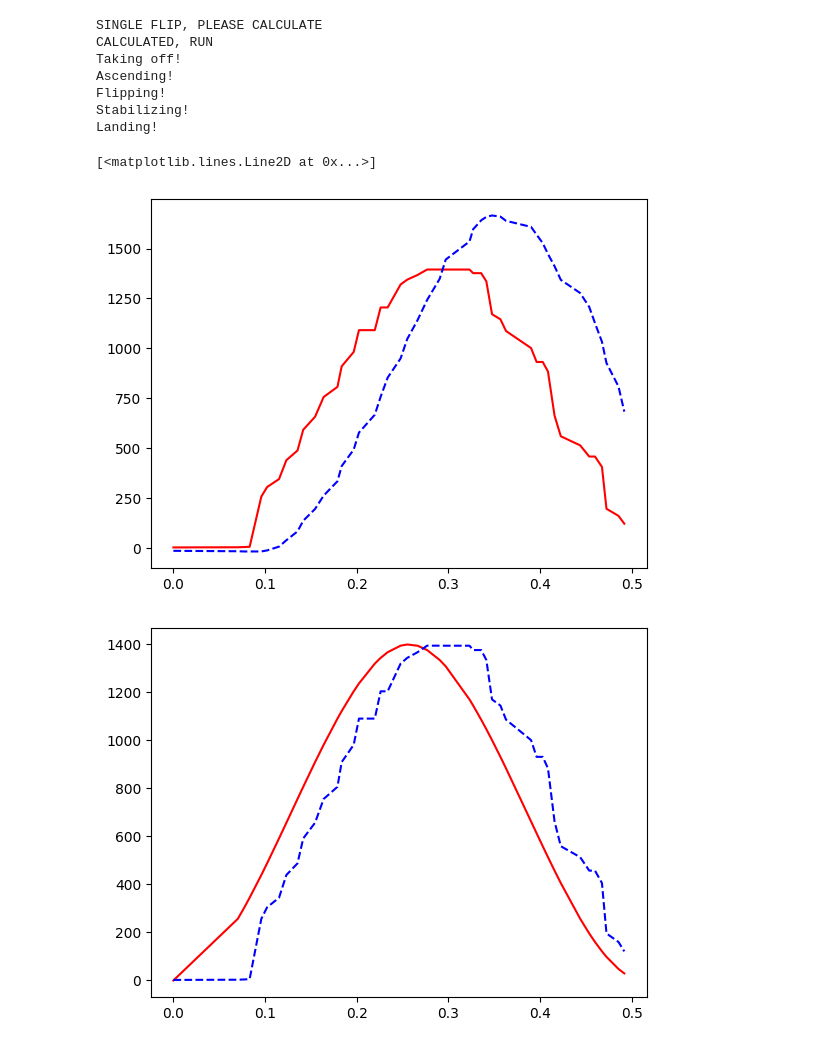
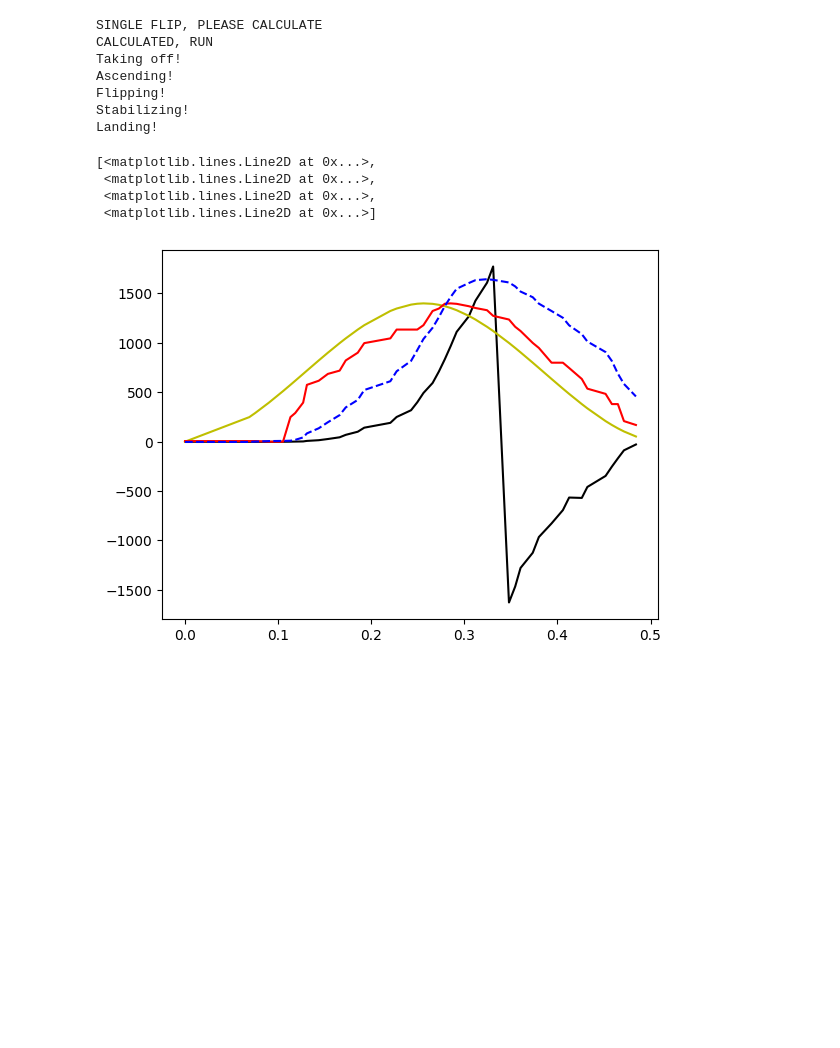
Before and after one commit to shravankumargulvadi/Drone_Acrobatics, a Jupyter notebook: khai_precompiled/Flip.ipynb, the cells around one changed output. Saved outputs shown, nothing was run; the diff lists cells and outputs as text; code cells hidden in the pictures; blank space fills up the shorter version.

```diff
--- a/khai_precompiled/Flip.ipynb
+++ b/khai_precompiled/Flip.ipynb
@@ -42,8 +42,8 @@ class FlipPlanner:
             self.Phi_g2 = 0
             self.Phi_g3 = 180
             self.omega_max = 1400
-            self.asc_time = 0.15
-            self.duration = 0.5
+            self.asc_time = 0.2
+            self.duration = 0.49
         if (FLIP==2):
             print("DOUBLE FLIP, PLEASE CALCULATE")
             self.Phi_g1 = 200
@@ -297,19 +301,21 @@ Flipping!
 Stabilizing!
 Landing!
 # %%
-# for key in lg_data.keys():
-#     lg_data[key] = np.array(lg_data[key])
-#     plt.plot(lg_data[key])
 # plt.plot(time_list,180*np.ones(len(time_list)))
 
-# print(lg_data)
+# plt.plot(time_list, np.array(lg_data['x'])/1000,'b--',time_list, np.array(lg_data['y'])/1000,'r')
+# plt.figure()
+# plt.plot(time_list, np.array(lg_data['z'])/1000)
 
-plt.plot(time_list, lg_data['rollRate'],'r',time_list, np.array(lg_data['rateRoll'])*180/3.14/1000,'b--')
-plt.figure()
-plt.plot(time_list,waypoints,'r',time_list, lg_data['rollRate'],'b--')
-plt.figure()
-plt.plot(time_list, lg_data['roll'])
+plt.plot(time_list, np.array(lg_data['roll'])*10,'k',time_list,waypoints,'y', time_list, lg_data['rollRate'],'r',time_list, np.array(lg_data['rateRoll'])*180/3.14/1000,'b--')
+
+# plt.figure()
+# plt.plot(,time_list, lg_data['rollRate'],'b--')
+# plt.figure()
+# plt.plot(time_list, lg_data['roll'])
 # %% [output]
-[<matplotlib.lines.Line2D at 0x...>]
+[<matplotlib.lines.Line2D at 0x...>,
+ <matplotlib.lines.Line2D at 0x...>,
+ <matplotlib.lines.Line2D at 0x...>,
+ <matplotlib.lines.Line2D at 0x...>]
-[figure, old version]
+[figure, new version]
-[figure, removed]
```
Also changed, not shown: parts of 2 cells of this notebook.
